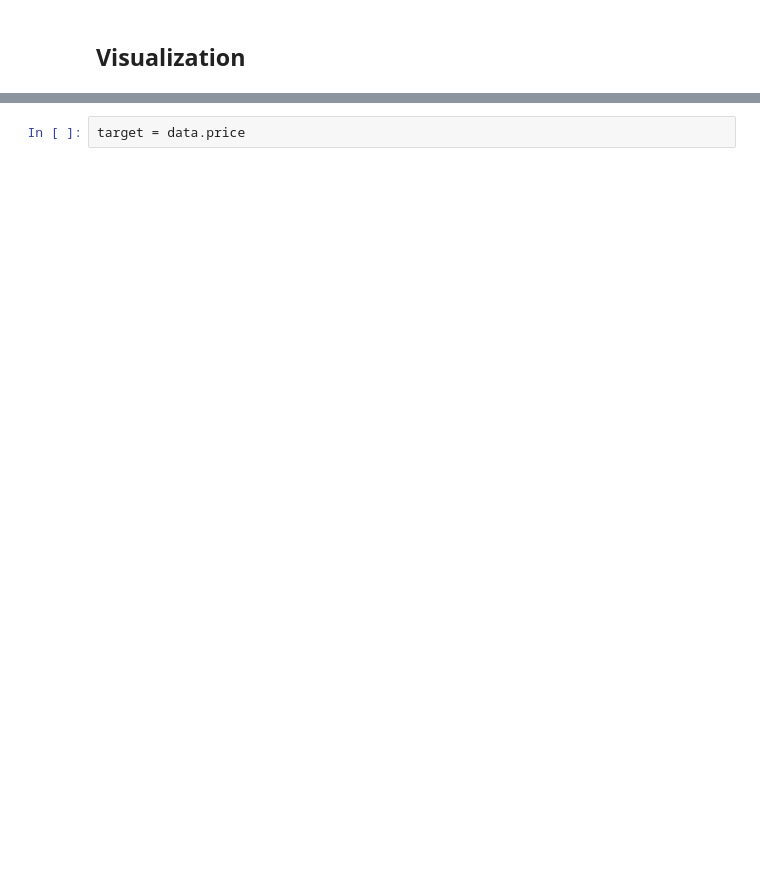
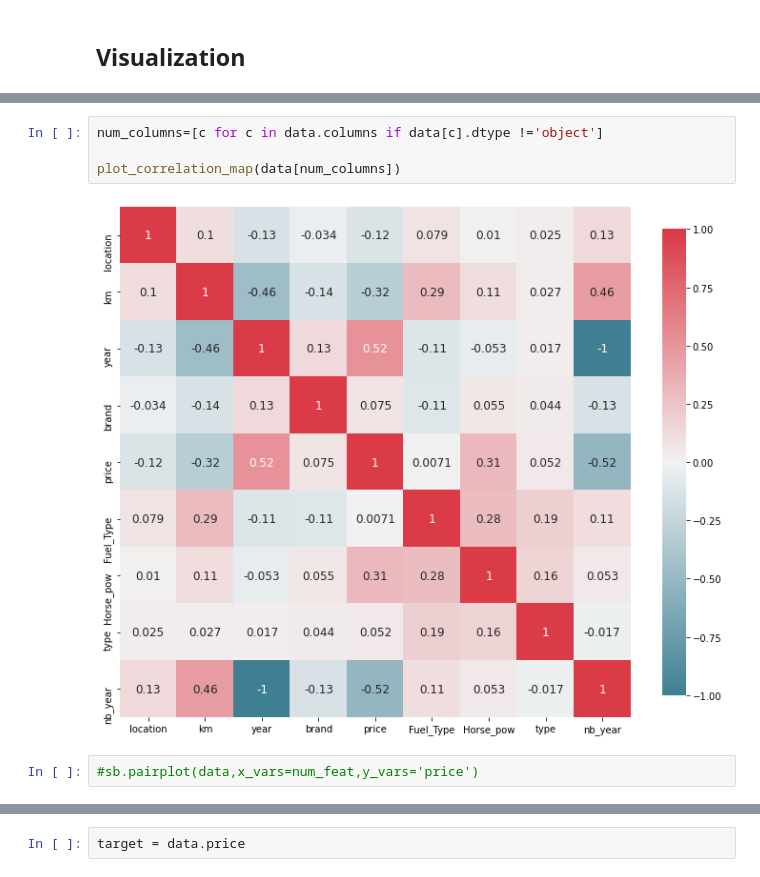
Before and after one commit to Omarbl/GoMyCode, a Jupyter notebook: Projet_Tayara.ipynb, the cells around one changed output, grey strips where cells are left out. Drawn from its saved outputs; the diff is of its cells as text; blank space fills up the shorter version.

```diff
--- a/Projet_Tayara.ipynb
+++ b/Projet_Tayara.ipynb
@@ -512,3 +482,11 @@ sb.pairplot(data[num_columns])
+# %%
+num_columns=[c for c in data.columns if data[c].dtype !='object']
+
+plot_correlation_map(data[num_columns])
+# %% [output]
+[figure, added]
+# %%
+#sb.pairplot(data,x_vars=num_feat,y_vars='price')
 # %%
 data.Horse_pow.hist()
 plt.xlabel('horse power')
```
Also changed, not shown: parts of 64 cells of this notebook.
